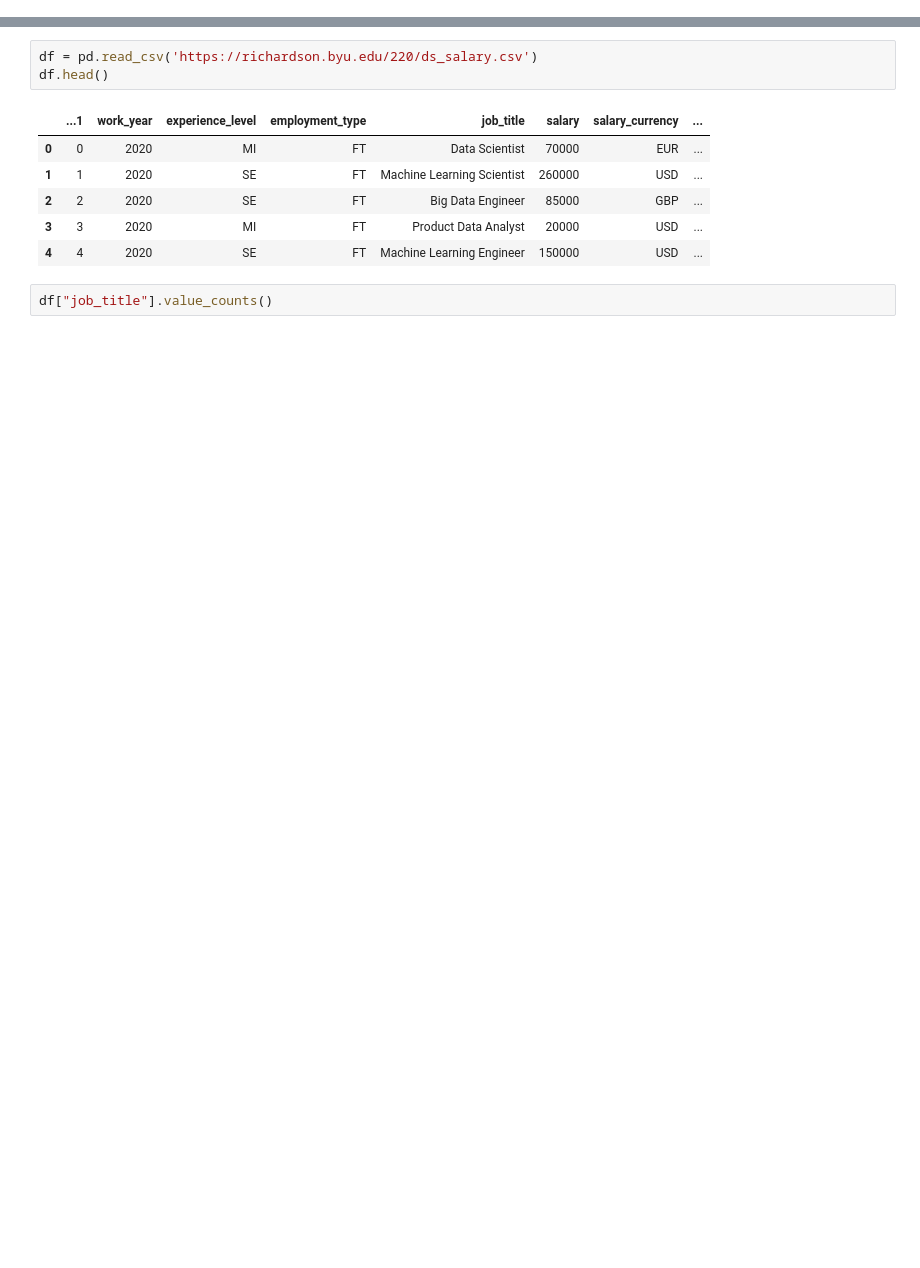
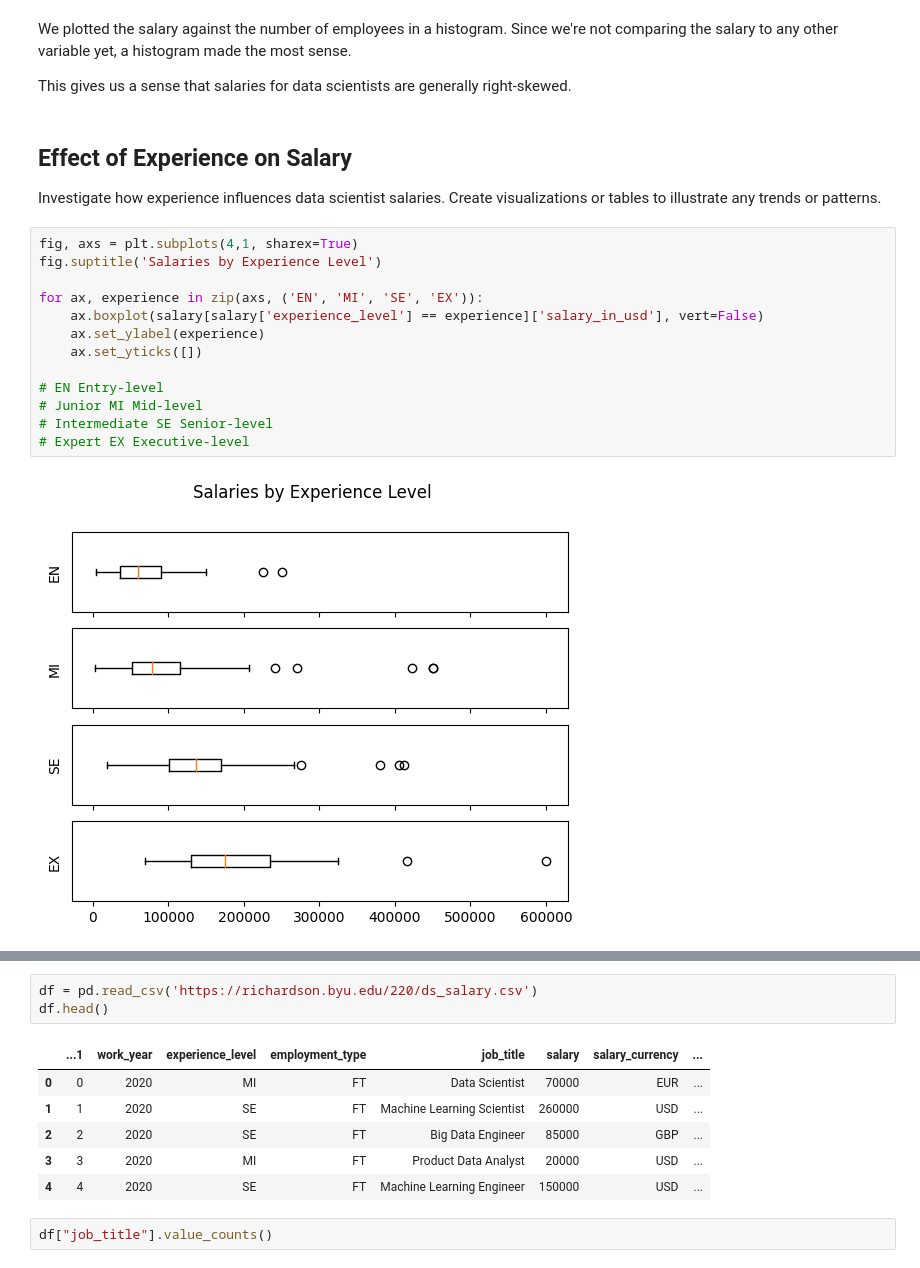
Before and after one commit to stat220/stat220-f2024-lab-1-Lab_1, a Jupyter notebook: lab-1-report.ipynb, the cells around one changed output, grey strips where cells are left out. Drawn from its saved outputs; the diff is of its cells as text; blank space fills up the shorter version.

```diff
--- a/lab-1-report.ipynb
+++ b/lab-1-report.ipynb
@@ -6,0 +34,25 @@ import pandas as pd
+# %% [markdown]
+We plotted the salary against the number of employees in a histogram.
+Since we're not comparing the salary to any other variable yet,
+a histogram made the most sense.
+
+This gives us a sense that salaries for data scientists are generally right-skewed.
+# %% [markdown]
+## Effect of Experience on Salary
+
+Investigate how experience influences data scientist salaries. Create visualizations or tables to illustrate any trends or patterns.
+# %%
+fig, axs = plt.subplots(4,1, sharex=True)
+fig.suptitle('Salaries by Experience Level')
+
+for ax, experience in zip(axs, ('EN', 'MI', 'SE', 'EX')):
+    ax.boxplot(salary[salary['experience_level'] == experience]['salary_in_usd'], vert=False)
+    ax.set_ylabel(experience)
+    ax.set_yticks([])
+
+# EN Entry-level
+# Junior MI Mid-level
+# Intermediate SE Senior-level
+# Expert EX Executive-level
+# %% [output]
+[figure, added]
```
Also changed, not shown: parts of 21 cells of this notebook, 1 other file.
